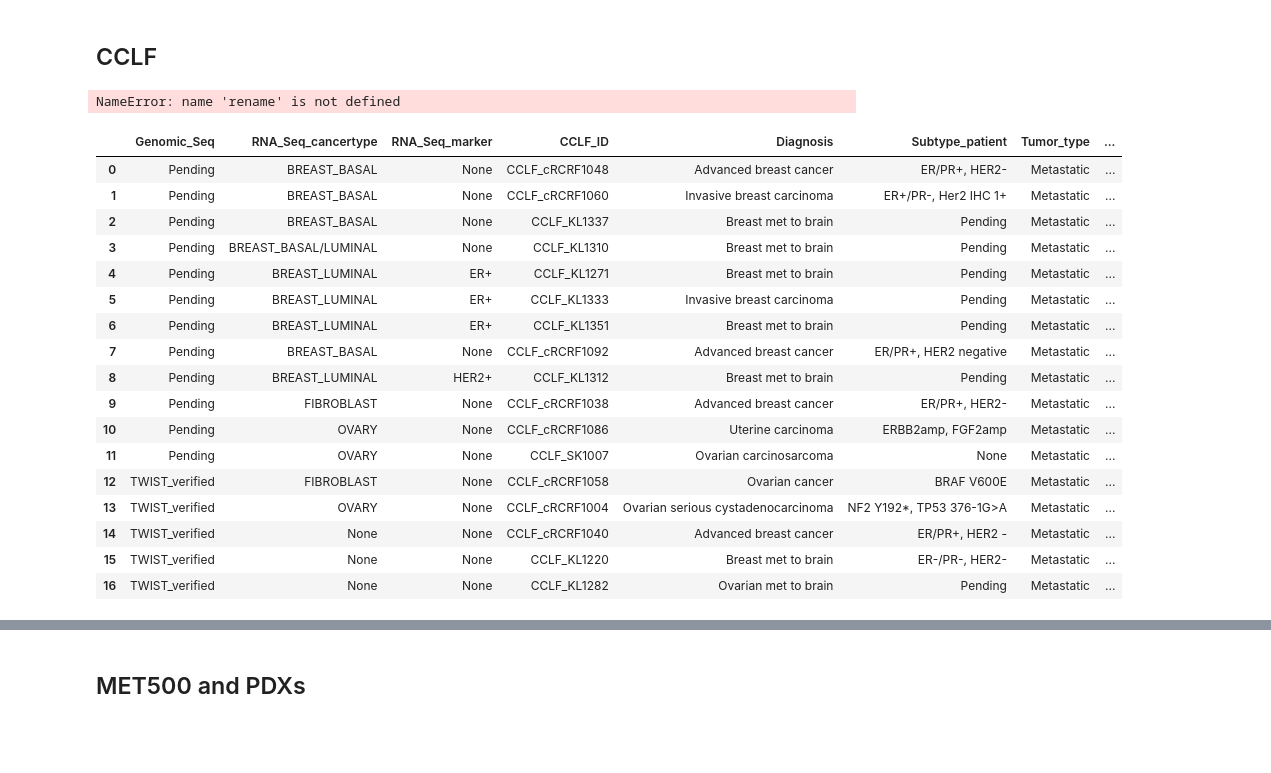
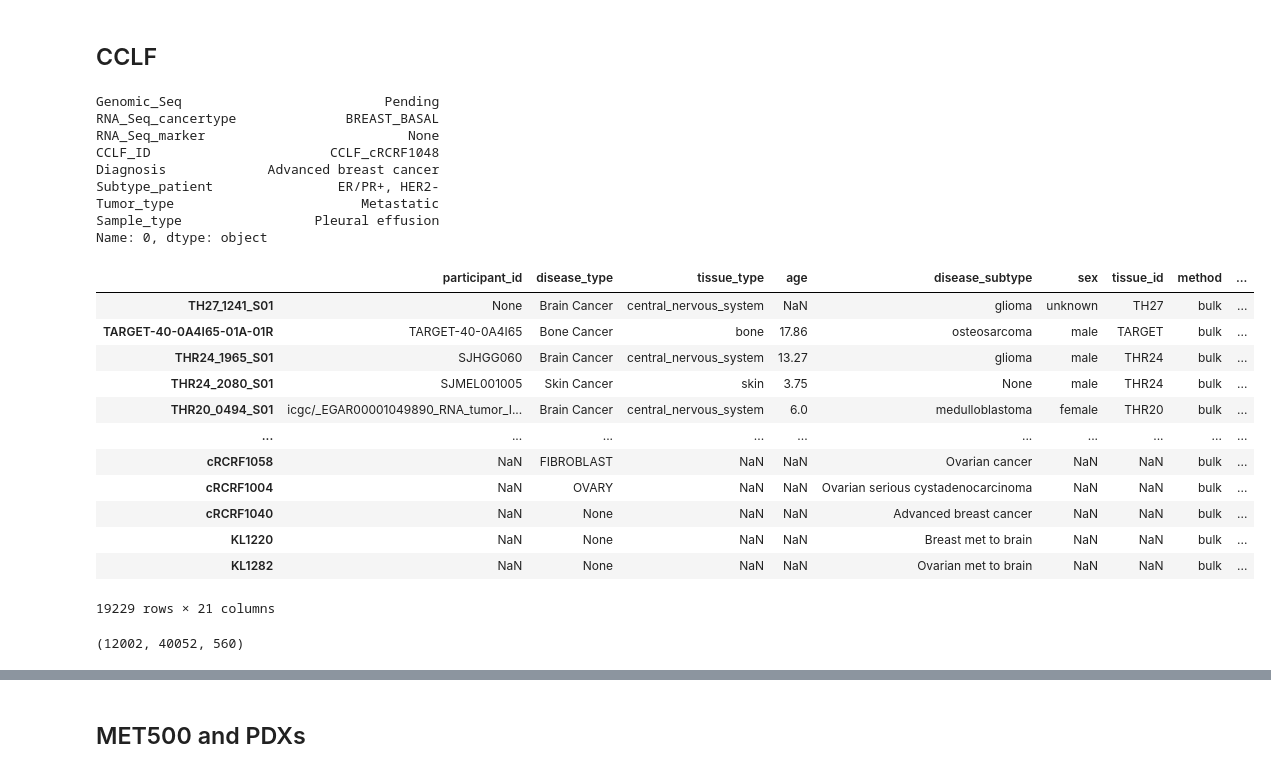
Before and after one commit to broadinstitute/celligner2, a Jupyter notebook: RNA_loading_human.ipynb, the cells around one changed output, grey strips where cells are left out. Drawn from its saved outputs; the diff is of its cells as text; code cells hidden in the pictures; blank space fills up the shorter version.

```diff
--- a/RNA_loading_human.ipynb
+++ b/RNA_loading_human.ipynb
@@ -168,34 +245,24 @@ AnnData()
 # %% [markdown]
 ## CCLF
+# %%
+cclf_orga_info = tc.get(name='cclf-organoids-c23d', version=1, file='cclf_orga_info')
+cclf_orga_info.iloc[0]
+# %% [output]
+Genomic_Seq                          Pending
+RNA_Seq_cancertype              BREAST_BASAL
+RNA_Seq_marker                          None
+CCLF_ID                       CCLF_cRCRF1048
+Diagnosis             Advanced breast cancer
+Subtype_patient                ER/PR+, HER2-
+Tumor_type                        Metastatic
+Sample_type                 Pleural effusion
+Name: 0, dtype: object
 # %%
-cclf_orga_info = tc.get(name='cclf-organoids-c23d', version=1, file='cclf_orga_info')
-cclf_orga_info = cclf_orga_info.rename(columns=rename)[rename.values()]
+cclf_orga_info = cclf_orga_info.rename(columns=rename)
+cclf_orga_info = cclf_orga_info[set(rename.values()) & set(cclf_orga_info.columns)]
 cclf_orga_rnaseq = tc.get(name='cclf-organoids-c23d', version=1, file='cclf_orga_rnaseq').T # 40,000x24
 cclf_orga_info.index = [i.split("_")[1] for i in cclf_orga_info.sample_id]
 cclf_orga_rnaseq.index = [i.split('_')[0][:-1] for i in cclf_orga_rnaseq.index]
-# %% [output]
-NameError: name 'rename' is not defined
-# %%
-cclf_orga_info
-# %% [output]
-|  | Genomic_Seq | RNA_Seq_cancertype | RNA_Seq_marker | CCLF_ID | Diagnosis | Subtype_patient | Tumor_type | ... |
-| 0 | Pending | BREAST_BASAL | None | CCLF_cRCRF1048 | Advanced breast cancer | ER/PR+, HER2- | Metastatic | ... |
-| 1 | Pending | BREAST_BASAL | None | CCLF_cRCRF1060 | Invasive breast carcinoma | ER+/PR-, Her2 IHC 1+ | Metastatic | ... |
-| 2 | Pending | BREAST_BASAL | None | CCLF_KL1337 | Breast met to brain | Pending | Metastatic | ... |
-| 3 | Pending | BREAST_BASAL/LUMINAL | None | CCLF_KL1310 | Breast met to brain | Pending | Metastatic | ... |
-| 4 | Pending | BREAST_LUMINAL | ER+ | CCLF_KL1271 | Breast met to brain | Pending | Metastatic | ... |
-| 5 | Pending | BREAST_LUMINAL | ER+ | CCLF_KL1333 | Invasive breast carcinoma | Pending | Metastatic | ... |
-| 6 | Pending | BREAST_LUMINAL | ER+ | CCLF_KL1351 | Breast met to brain | Pending | Metastatic | ... |
-| 7 | Pending | BREAST_BASAL | None | CCLF_cRCRF1092 | Advanced breast cancer | ER/PR+, HER2 negative | Metastatic | ... |
-| 8 | Pending | BREAST_LUMINAL | HER2+ | CCLF_KL1312 | Breast met to brain | Pending | Metastatic | ... |
-| 9 | Pending | FIBROBLAST | None | CCLF_cRCRF1038 | Advanced breast cancer | ER/PR+, HER2- | Metastatic | ... |
-| 10 | Pending | OVARY | None | CCLF_cRCRF1086 | Uterine carcinoma | ERBB2amp, FGF2amp | Metastatic | ... |
-| 11 | Pending | OVARY | None | CCLF_SK1007 | Ovarian carcinosarcoma | None | Metastatic | ... |
-| 12 | TWIST_verified | FIBROBLAST | None | CCLF_cRCRF1058 | Ovarian cancer | BRAF V600E | Metastatic | ... |
-| 13 | TWIST_verified | OVARY | None | CCLF_cRCRF1004 | Ovarian serious cystadenocarcinoma | NF2 Y192*, TP53 376-1G>A | Metastatic | ... |
-| 14 | TWIST_verified | None | None | CCLF_cRCRF1040 | Advanced breast cancer | ER/PR+, HER2 - | Metastatic | ... |
-| 15 | TWIST_verified | None | None | CCLF_KL1220 | Breast met to brain | ER-/PR-, HER2- | Metastatic | ... |
-| 16 | TWIST_verified | None | None | CCLF_KL1282 | Ovarian met to brain | Pending | Metastatic | ... |
 # %%
 cclf_orga_info['sequencer'] = "illumina Hiseq 2000"
 cclf_orga_info['method'] = "bulk"
@@ -203,3 +270,20 @@ cclf_orga_info['cell_type'] = "organoid; cancer"
 cclf_orga_info['reference']= "hg38"
 cclf_orga_info['ends']="paired end"
 cclf_orga_info['dataset'] = "cclf_orga"
+# %%
+ann = pd.concat([ann, cclf_orga_info])
+ann
+# %% [output]
+|  | participant_id | disease_type | tissue_type | age | disease_subtype | sex | tissue_id | method | ... |
+| TH27_1241_S01 | None | Brain Cancer | central_nervous_system | NaN | glioma | unknown | TH27 | bulk | ... |
+| TARGET-40-0A4I65-01A-01R | TARGET-40-0A4I65 | Bone Cancer | bone | 17.86 | osteosarcoma | male | TARGET | bulk | ... |
+| THR24_1965_S01 | SJHGG060 | Brain Cancer | central_nervous_system | 13.27 | glioma | male | THR24 | bulk | ... |
+| THR24_2080_S01 | SJMEL001005 | Skin Cancer | skin | 3.75 | None | male | THR24 | bulk | ... |
+| THR20_0494_S01 | icgc/_EGAR00001049890_RNA_tumor_I... | Brain Cancer | central_nervous_system | 6.0 | medulloblastoma | female | THR20 | bulk | ... |
+| ... | ... | ... | ... | ... | ... | ... | ... | ... | ... |
+| cRCRF1058 | NaN | FIBROBLAST | NaN | NaN | Ovarian cancer | NaN | NaN | bulk | ... |
+| cRCRF1004 | NaN | OVARY | NaN | NaN | Ovarian serious cystadenocarcinoma | NaN | NaN | bulk | ... |
+| cRCRF1040 | NaN | None | NaN | NaN | Advanced breast cancer | NaN | NaN | bulk | ... |
+| KL1220 | NaN | None | NaN | NaN | Breast met to brain | NaN | NaN | bulk | ... |
+| KL1282 | NaN | None | NaN | NaN | Ovarian met to brain | NaN | NaN | bulk | ... |
+19229 rows × 21 columns
@@ -206,3 +292,7 @@ cclf_orga_info['dataset'] = "cclf_orga"
+# %%
+len(set(CCLE_expression.columns) - set(cclf_orga_rnaseq.columns)), len(set(CCLE_expression.columns) & set(cclf_orga_rnaseq.columns)), len(set(cclf_orga_rnaseq.columns) - set(CCLE_expression.columns)),
+# %% [output]
+(12002, 40052, 560)
 # %%
 #cclf other
 cclfrna = dm.WorkspaceManager("nci-mimoun-bi-org/CCLF_RNA_2_0").get_samples() #40,000x160
```
Also changed, not shown: parts of 56 cells of this notebook, 23 other files.
